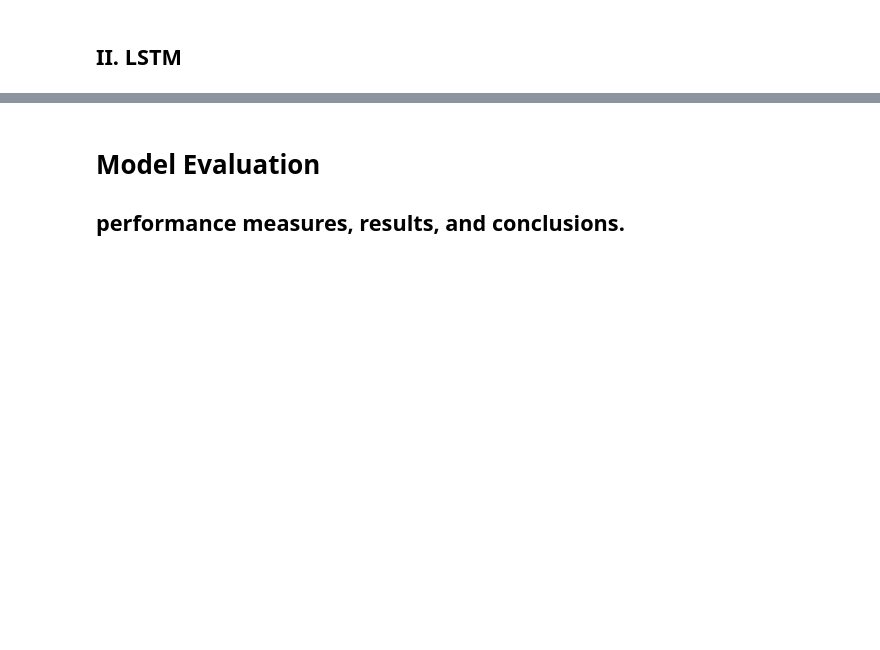
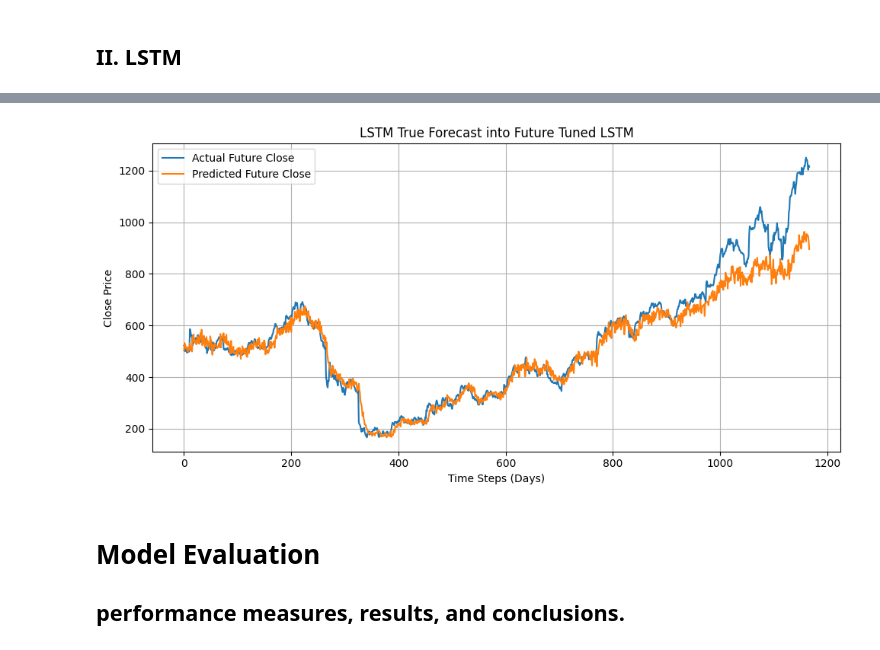
Before and after one commit to Anitra-Hernandez/AAI510_Group6Project, a Jupyter notebook: FinalProject_1.ipynb, the cells around one changed output, grey strips where cells are left out. Cells and saved outputs as stored; diff of their text form; code cells hidden in the pictures; blank space fills up the shorter version.

```diff
--- a/FinalProject_1.ipynb
+++ b/FinalProject_1.ipynb
@@ -20,0 +207,13 @@
+# %%
+criterion = nn.MSELoss()
+optimizer = torch.optim.Adam(model.parameters(), lr=0.001)
+
+for epoch in range(50):
+    model.train()
+    optimizer.zero_grad()
+    output = model(X_train)
+    loss = criterion(output, y_train)
+    loss.backward()
+    optimizer.step()
+    if epoch % 10 == 0:
+        print(f"Epoch {epoch}, Loss: {loss.item():.4f}")
@@ -21,3 +226,36 @@
+# %%
+scaled_test = scaler.transform(df_test[features])
+input_seq = scaled_train[-seq_length:].copy()
+future_preds = []
+
+for i in range(len(df_test)):
+    input_tensor = torch.tensor(input_seq, dtype=torch.float32).unsqueeze(0)
+    with torch.no_grad():
+        next_scaled = model(input_tensor).item()
+
+    actual_next_row = scaled_test[i].copy()
+    actual_next_row[features.index('Close')] = next_scaled
+
+    future_preds.append(actual_next_row.copy())
+    input_seq = np.vstack([input_seq[1:], actual_next_row])
+# %%
+pred_arr = np.array(future_preds).reshape(-1, len(features))
+predicted_closes = scaler.inverse_transform(pred_arr)[:, features.index('Close')]
+# %%
+actual_closes = df_test['Close'].values
+
+plt.figure(figsize=(10, 5))
+plt.plot(actual_closes, label='Actual Future Close')
+plt.plot(predicted_closes, label='Predicted Future Close')
+plt.title("LSTM True Forecast into Future Tuned LSTM")
+plt.xlabel("Time Steps (Days)")
+plt.ylabel("Close Price")
+plt.legend()
+plt.grid(True)
+plt.tight_layout()
+plt.show()
+# %% [output]
+[figure, added]
 # %% [markdown]
 # Model Evaluation
 ##  performance measures, results, and conclusions.
```
Also changed, not shown: parts of 18 cells of this notebook.
